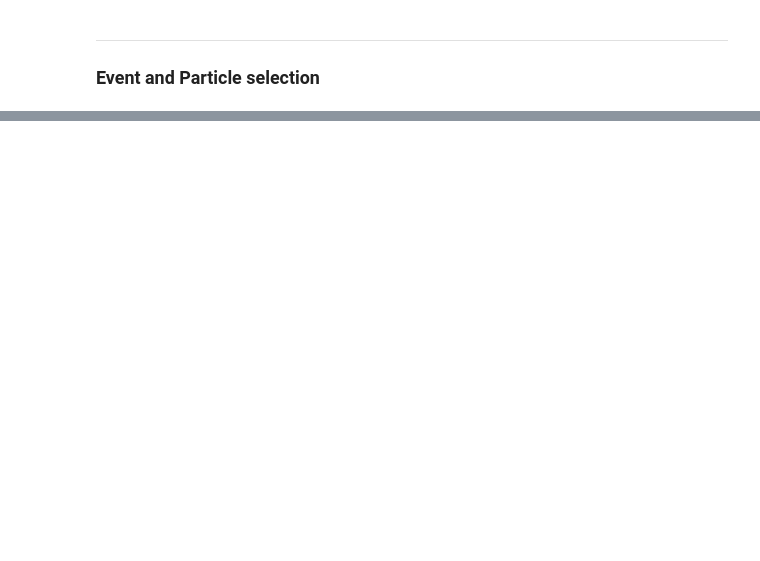
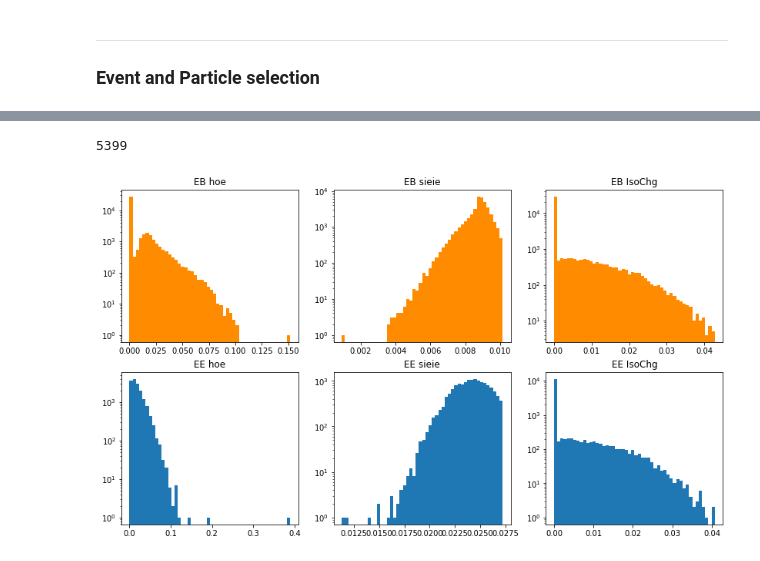
Before and after one commit to JW-corp/J.W_Analysis, a Jupyter notebook: Coffea_WZG/Jupyter/Test_FakePhoton.ipynb, the cells around one changed output, grey strips where cells are left out. Drawn from its saved outputs; the diff is of its cells as text; code cells hidden in the pictures; blank space fills up the shorter version.

```diff
--- a/Coffea_WZG/Jupyter/Test_FakePhoton.ipynb
+++ b/Coffea_WZG/Jupyter/Test_FakePhoton.ipynb
@@ -109,17 +221,28 @@ def Particle_selection(ele,pho):
 # %%
 # Event Selection
-Electron_mask, Photon_mask  = Particle_selection(Electron,Photon)
+#Electron_mask, Photon_mask  = Particle_selection_Fakeable(Electron,Photon) # Particle selection Fakealbe
+Electron_mask, Photon_mask  = Particle_selection_IsochgSideband(Electron,Photon) # Particle selection IsoChg sideband
+#Electron_mask, Photon_mask  = Particle_selection_noID(Electron,Photon) # Particle selection noID
+
+
 Ele_channel_mask = ak.num(Electron[Electron_mask]) > 1
 Pho_channel_mask = ak.num(Photon[Photon_mask]) > 0
 
 Ele_channel_events = events[Ele_channel_mask & Pho_channel_mask]
+print(len(Ele_channel_events))
+
 
 eePhoton   = Ele_channel_events.Photon
 eeElectron = Ele_channel_events.Electron
 
-Ele_mask, Pho_mask = Particle_selection(eeElectron,eePhoton)
+#Ele_mask, Pho_mask = Particle_selection_Fakeable(eeElectron,eePhoton)
+Ele_mask, Pho_mask = Particle_selection_IsochgSideband(eeElectron,eePhoton)
+#Ele_mask, Pho_mask = Particle_selection_noID(eeElectron,eePhoton)
+
 Ele_sel = eeElectron[Ele_mask]
 Pho_sel = eePhoton[Pho_mask]
+# %% [output]
+5399
 # %%
 eePhoton   = Ele_channel_events.Photon
 eeElectron = Ele_channel_events.Electron
@@ -155,3 +285,7 @@ def make_hist(phoEE,phoEB):
     axs[1,2].hist(flat_dim(phoEE.pfRelIso03_chg),bins=50)
     axs[1,2].set_yscale('log')
     axs[1,2].set_title('EE IsoChg')
+# %%
+make_hist(phoEE,phoEB) # Real medium ID photon cut
+# %% [output]
+[figure, added]
```
Also changed, not shown: parts of 21 cells of this notebook.
